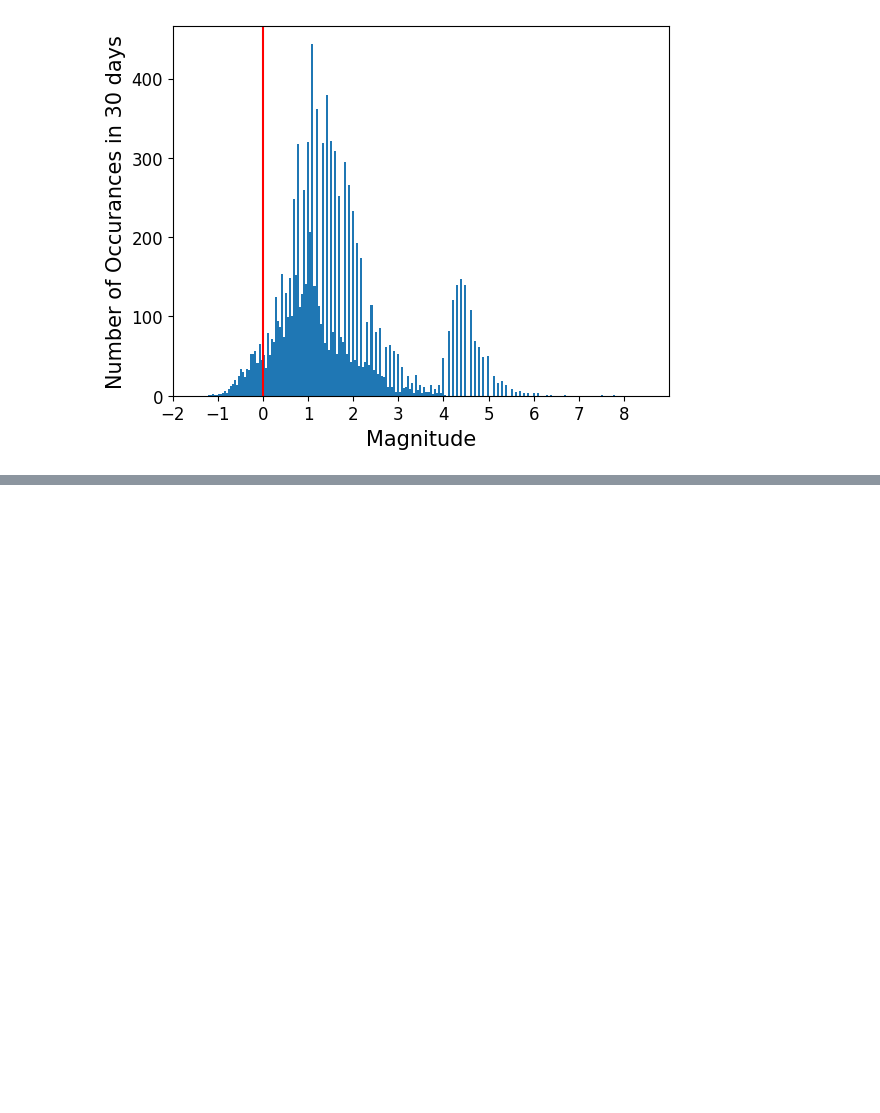
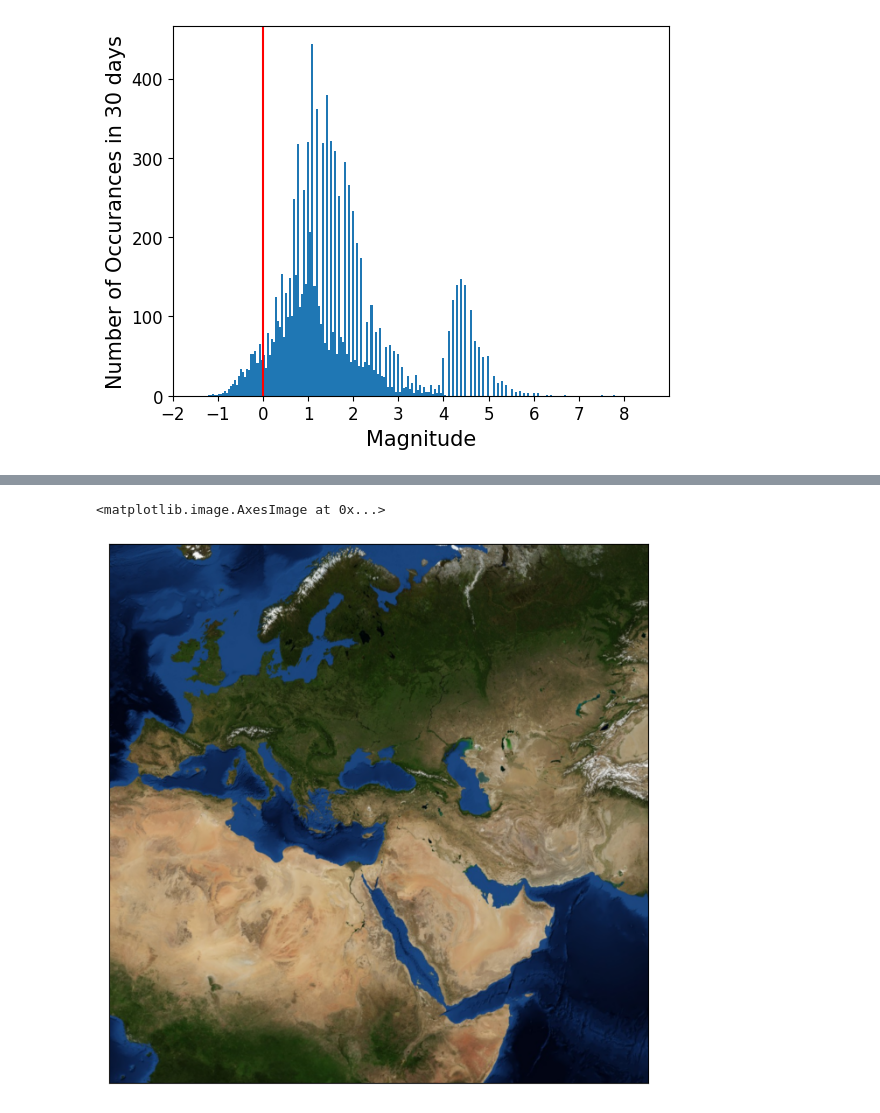
Before and after one commit to Hoskins-s559245/datafun-06-projects, a Jupyter notebook: Hoskins_Task1.ipynb, the cells around one changed output, grey strips where cells are left out. Drawn from its saved outputs; the diff is of its cells as text; code cells hidden in the pictures; blank space fills up the shorter version.

```diff
--- a/Hoskins_Task1.ipynb
+++ b/Hoskins_Task1.ipynb
@@ -109,0 +136,12 @@ def worldmap(data):
+# %%
+fig = plt.figure(figsize=(8, 8))
+m = Basemap(projection='lcc', resolution=None,
+            width=8E6, height=8E6,
+            lat_0=38, lon_0=35,)
+
+
+#m.plot(tur['lat'], tur['long'], 'rs', markersize = 4)
+m.bluemarble()
+# %% [output]
+<matplotlib.image.AxesImage at 0x...>
+[figure, added]
```
Also changed, not shown: parts of 4 cells of this notebook.
